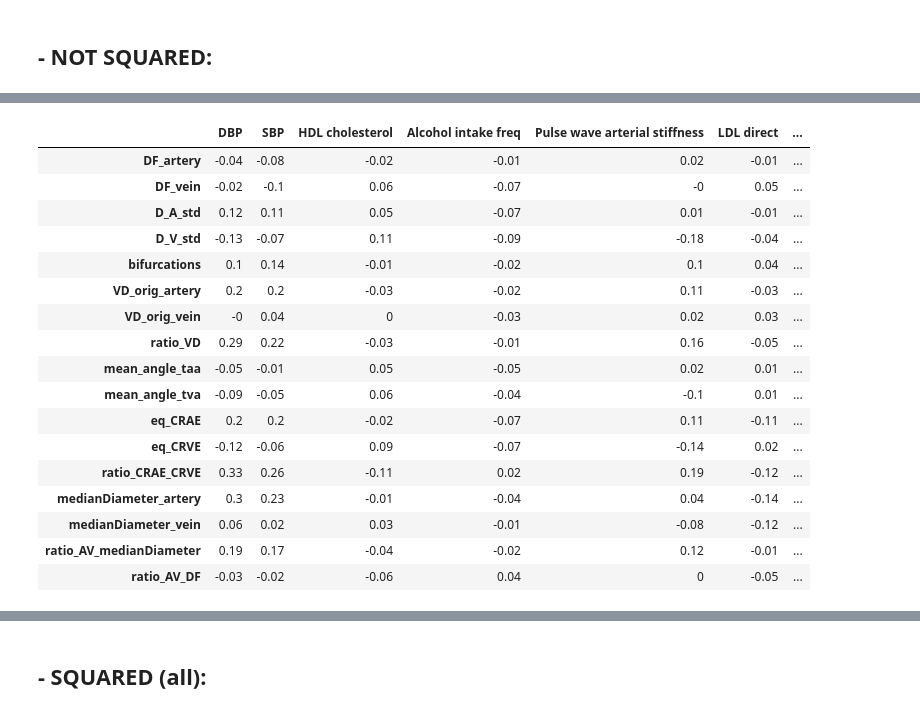
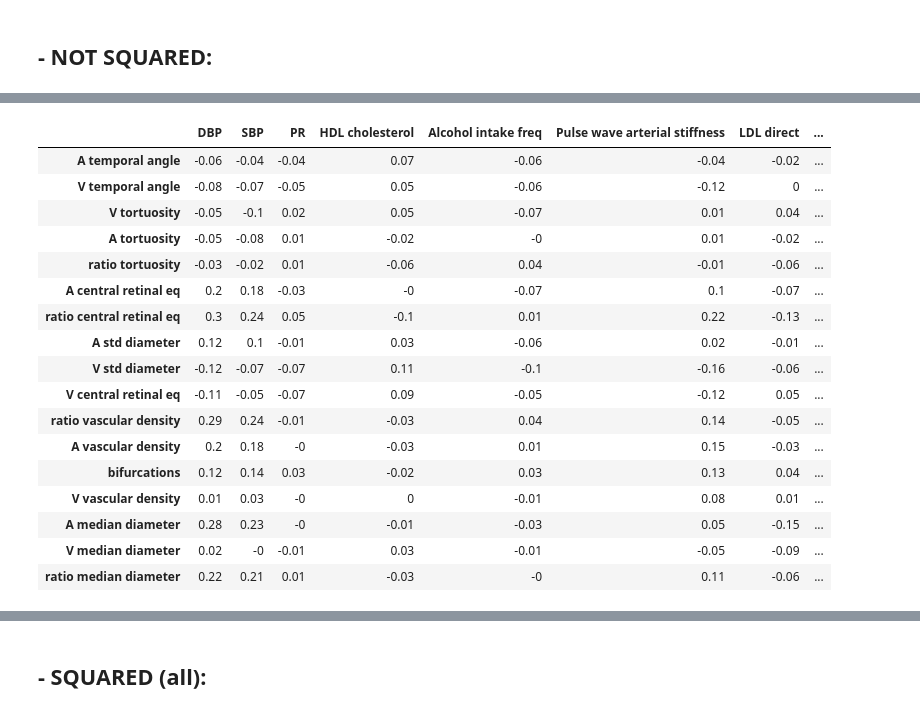
Before and after one commit to BergmannLab/retina-phenotypes, a Jupyter notebook: complementary/GWAS_postprocessing/ldsr_correlation/gcorr_diseases_ldsr.ipynb, the cells around one changed output, grey strips where cells are left out. Saved outputs shown, nothing was run; the diff lists cells and outputs as text; code cells hidden in the pictures.

```diff
--- a/complementary/GWAS_postprocessing/ldsr_correlation/gcorr_diseases_ldsr.ipynb
+++ b/complementary/GWAS_postprocessing/ldsr_correlation/gcorr_diseases_ldsr.ipynb
@@ -14,29 +18,33 @@ from datetime import datetime
 # %%
 high_med_conf= True
-path = '/NVME/decrypted/scratch/multitrait/UK_BIOBANK_ZERO/gcorr_diseases/2022_08_03_ventile5/'
+path = '/NVME/decrypted/scratch/multitrait/UK_BIOBANK_PREPRINT/gwas/gcorr_diseases/'
+#path = '/NVME/decrypted/scratch/multitrait/UK_BIOBANK_ZERO/gcorr_diseases/2022_08_03_ventile5/'
 
-traits_phenos = ["DF_artery" , "DF_vein" , "D_A_std" , "D_V_std" ,
-                    "bifurcations" , "VD_orig_artery" , "VD_orig_vein" , "ratio_VD" ,
-                    "mean_angle_taa" , "mean_angle_tva" , "eq_CRAE" , "eq_CRVE" ,
-                     "ratio_CRAE_CRVE", "medianDiameter_artery" , "medianDiameter_vein" ,
-                 "ratio_AV_medianDiameter", "ratio_AV_DF"]
+MAIN_LABELS='mean_angle_taa,mean_angle_tva,tau1_vein,tau1_artery,ratio_AV_DF,eq_CRAE,ratio_CRAE_CRVE,D_A_std,D_V_std,eq_CRVE,ratio_VD,VD_orig_artery,bifurcations,VD_orig_vein,medianDiameter_artery,medianDiameter_vein,ratio_AV_medianDiameter'
+MAIN_NAMES='A temporal angle,V temporal angle,V tortuosity,A tortuosity,ratio tortuosity,A central retinal eq,ratio central retinal eq,A std diameter,V std diameter,V central retinal eq,ratio vascular density,A vascular density,bifurcations,V vascular density,A median diameter,V median diameter,ratio median diameter'
+traits_phenos = list(MAIN_LABELS.split(","))
+traits_phenos_new = list(MAIN_NAMES.split(","))
 
-traits_phenos_new= ["DF_artery" , "DF_vein" , "D_A_std" , "D_V_std" ,
-                    "bifurcations" , "VD_orig_artery" , "VD_orig_vein" , "ratio_VD" ,
-                    "mean_angle_taa" , "mean_angle_tva" , "eq_CRAE" , "eq_CRVE" ,
-                     "ratio_CRAE_CRVE", "medianDiameter_artery" , "medianDiameter_vein" ,
-                 "ratio_AV_medianDiameter", "ratio_AV_DF"]
 
 if high_med_conf:
     diseases_traits = {
         '4079':'DBP',
         '4080':'SBP',
-        #'102':'PR',
+        '102':'PR',
         '30760':'HDL cholesterol',
         '1558':'Alcohol intake freq',
         '21021':'Pulse wave arterial stiffness',
         '30780':'LDL direct',
-        '30870':'Triglycerides'
+        '30870':'Triglycerides',
+        '20002_1094': 'DVT',
+        '20116_0': 'Smoking status: Never',
+        '20116_2': 'Smoking status: Current',
+        '2443': 'Diabetes',
+        '6148_4': 'Cataract',
+        '6150_1': 'Heart attack',
+        '6150_2': 'Angina',
+        '6150_3': 'Stroke',
+        '6150_4': 'High blood pressure'
         }
 
 else:
@@ -87,7 +95,7 @@ else:
 #KeyError: "['4022', '4689', '5890', '5945', '131380', '131390', '42020', '5408', '40000', '102'] not in index"
 
 traits_all = list(diseases_traits.keys())
-traits_phenos_new = list(diseases_traits.values())
+#sss = list(diseases_traits.values())
 # %%
 # path This we can read from config
 def try_to_compute_all(traits_all):
@@ -204,39 +252,39 @@ df_cov, df_corr, df_std2 = read_ldsr(traits_names, traits_col_index)
 # %%
 def rename_col_index(df, l_diseases_old, l_diseases_new, l_phenos_old, l_phenos_new):
     df.rename(columns=dict(zip(l_diseases_old, l_diseases_new)), inplace=True)
-    df.rename(index=dict(zip(l_diseases_old, l_diseases_new)), inplace=True)
+    df.rename(index=dict(zip(l_phenos_old, l_phenos_new)), inplace=True)
     return df
 
 def detele_col_index(df, l_cols_delete, l_rows_delete, l_diseases_new, l_phenos_old, l_phenos_new):
     df=df.drop(columns=l_cols_delete)
     df=df.drop(index=l_rows_delete)
     df= rename_col_index(df, l_rows_delete, l_diseases_new, l_phenos_old, l_phenos_new)
 
     return df
 
 
 df_corr_simpl= detele_col_index(df_corr, traits_phenos, traits_reduced, list(diseases_traits.values()),traits_phenos, traits_phenos_new)
 df_std_simpl = detele_col_index(df_std2,  traits_phenos, traits_reduced, list(diseases_traits.values()), traits_phenos, traits_phenos_new)
 df_corr_simpl
 # %% [output]
-|  | DBP | SBP | HDL cholesterol | Alcohol intake freq | Pulse wave arterial stiffness | LDL direct | ... |
-| DF_artery | -0.04 | -0.08 | -0.02 | -0.01 | 0.02 | -0.01 | ... |
-| DF_vein | -0.02 | -0.1 | 0.06 | -0.07 | -0 | 0.05 | ... |
-| D_A_std | 0.12 | 0.11 | 0.05 | -0.07 | 0.01 | -0.01 | ... |
-| D_V_std | -0.13 | -0.07 | 0.11 | -0.09 | -0.18 | -0.04 | ... |
-| bifurcations | 0.1 | 0.14 | -0.01 | -0.02 | 0.1 | 0.04 | ... |
-| VD_orig_artery | 0.2 | 0.2 | -0.03 | -0.02 | 0.11 | -0.03 | ... |
-| VD_orig_vein | -0 | 0.04 | 0 | -0.03 | 0.02 | 0.03 | ... |
-| ratio_VD | 0.29 | 0.22 | -0.03 | -0.01 | 0.16 | -0.05 | ... |
-| mean_angle_taa | -0.05 | -0.01 | 0.05 | -0.05 | 0.02 | 0.01 | ... |
-| mean_angle_tva | -0.09 | -0.05 | 0.06 | -0.04 | -0.1 | 0.01 | ... |
-| eq_CRAE | 0.2 | 0.2 | -0.02 | -0.07 | 0.11 | -0.11 | ... |
-| eq_CRVE | -0.12 | -0.06 | 0.09 | -0.07 | -0.14 | 0.02 | ... |
-| ratio_CRAE_CRVE | 0.33 | 0.26 | -0.11 | 0.02 | 0.19 | -0.12 | ... |
-| medianDiameter_artery | 0.3 | 0.23 | -0.01 | -0.04 | 0.04 | -0.14 | ... |
-| medianDiameter_vein | 0.06 | 0.02 | 0.03 | -0.01 | -0.08 | -0.12 | ... |
-| ratio_AV_medianDiameter | 0.19 | 0.17 | -0.04 | -0.02 | 0.12 | -0.01 | ... |
-| ratio_AV_DF | -0.03 | -0.02 | -0.06 | 0.04 | 0 | -0.05 | ... |
+|  | DBP | SBP | PR | HDL cholesterol | Alcohol intake freq | Pulse wave arterial stiffness | LDL direct | ... |
+| A temporal angle | -0.06 | -0.04 | -0.04 | 0.07 | -0.06 | -0.04 | -0.02 | ... |
+| V temporal angle | -0.08 | -0.07 | -0.05 | 0.05 | -0.06 | -0.12 | 0 | ... |
+| V tortuosity | -0.05 | -0.1 | 0.02 | 0.05 | -0.07 | 0.01 | 0.04 | ... |
+| A tortuosity | -0.05 | -0.08 | 0.01 | -0.02 | -0 | 0.01 | -0.02 | ... |
+| ratio tortuosity | -0.03 | -0.02 | 0.01 | -0.06 | 0.04 | -0.01 | -0.06 | ... |
+| A central retinal eq | 0.2 | 0.18 | -0.03 | -0 | -0.07 | 0.1 | -0.07 | ... |
+| ratio central retinal eq | 0.3 | 0.24 | 0.05 | -0.1 | 0.01 | 0.22 | -0.13 | ... |
+| A std diameter | 0.12 | 0.1 | -0.01 | 0.03 | -0.06 | 0.02 | -0.01 | ... |
+| V std diameter | -0.12 | -0.07 | -0.07 | 0.11 | -0.1 | -0.16 | -0.06 | ... |
+| V central retinal eq | -0.11 | -0.05 | -0.07 | 0.09 | -0.05 | -0.12 | 0.05 | ... |
+| ratio vascular density | 0.29 | 0.24 | -0.01 | -0.03 | 0.04 | 0.14 | -0.05 | ... |
+| A vascular density | 0.2 | 0.18 | -0 | -0.03 | 0.01 | 0.15 | -0.03 | ... |
+| bifurcations | 0.12 | 0.14 | 0.03 | -0.02 | 0.03 | 0.13 | 0.04 | ... |
+| V vascular density | 0.01 | 0.03 | -0 | 0 | -0.01 | 0.08 | 0.01 | ... |
+| A median diameter | 0.28 | 0.23 | -0 | -0.01 | -0.03 | 0.05 | -0.15 | ... |
+| V median diameter | 0.02 | -0 | -0.01 | 0.03 | -0.01 | -0.05 | -0.09 | ... |
+| ratio median diameter | 0.22 | 0.21 | 0.01 | -0.03 | -0 | 0.11 | -0.06 | ... |
 # %%
 ### Round the std values
 for col in df_std_simpl.columns:
```
Also changed, not shown: parts of 11 cells of this notebook, 5 other files.
